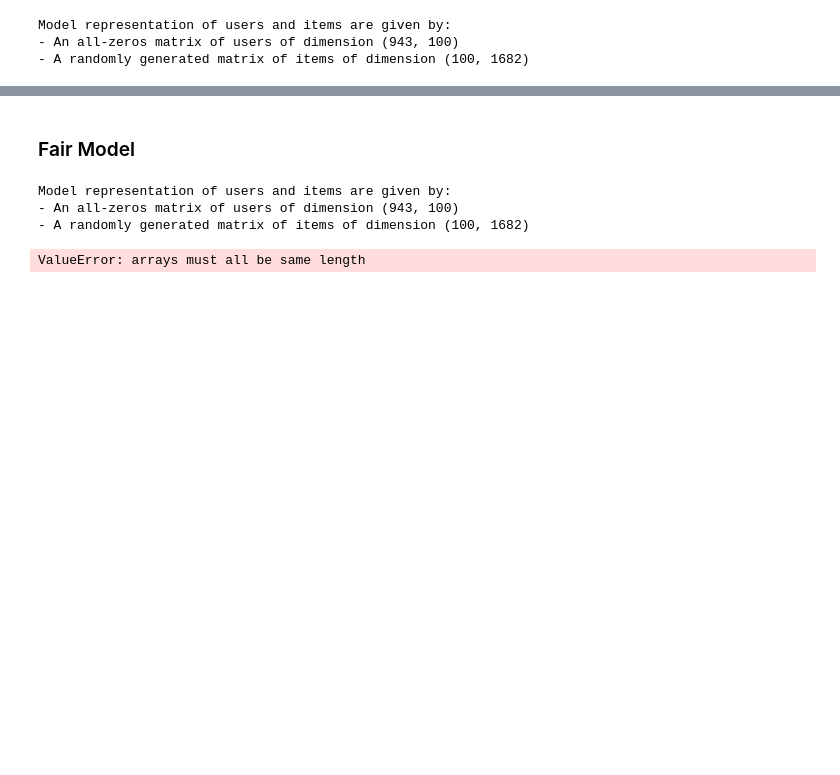
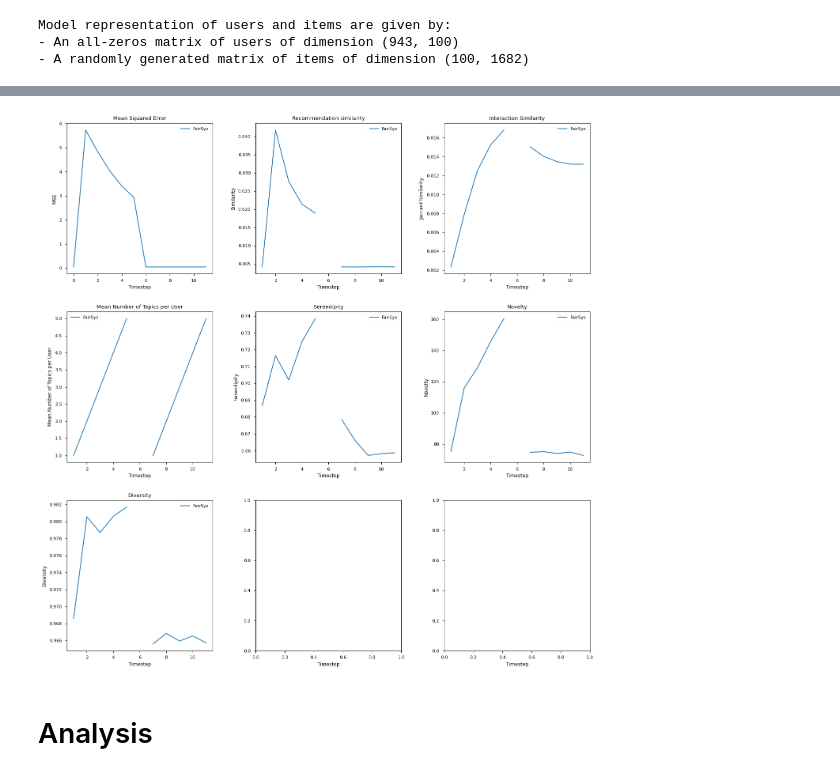
Before and after one commit to jannikjw/fair-recommender-systems, a Jupyter notebook: trecs_exp.ipynb, the cells around one changed output, grey strips where cells are left out. Drawn from its saved outputs; the diff is of its cells as text; code cells hidden in the pictures; blank space fills up the shorter version.

Commit message:
- added experiments infrastructure (not fully tested) - corrected plotting function

```diff
--- a/trecs_exp.ipynb
+++ b/trecs_exp.ipynb
@@ -61,2 +31,8 @@ print(user_representation.shape, item_representation.shape)
+# %%
+# Get user and item representations using NMF
+user_representation, item_representation = create_embeddings(binary_ratings_matrix, n_attrs=n_attrs, max_iter=max_iter)
+# %%
+# Define topic clusters using NMF
+item_topics = get_topic_clusters(binary_ratings_matrix, n_clusters=n_clusters, n_attrs=n_attrs, max_iter=max_iter)
 # %%
 users = Users(actual_user_profiles=user_representation, repeat_interactions=False, attention_exp=1.5)
@@ -160,19 +130,19 @@ def load_or_create_measurements_df(model, path):
 # %%
-# Baseline Model
-myopic = BubbleBurster(
+# Fair Model
+fairsys = BubbleBurster(
     item_topics=item_topics,
     actual_item_representation=item_representation,
+    num_attributes=n_attrs,
     actual_user_representation=users,
-    num_attributes=n_attrs,
     record_base_state=True,
+    score_fn=cosine_sim,
 )
 
-# Add metrics
-myopic.add_metrics(*measurements_list)
+fairsys.add_metrics(*measurements_list)
 
 print("Model representation of users and items are given by:")
-print(f"- An all-zeros matrix of users of dimension {myopic.predicted_user_profiles.shape}")
-print(f"- A randomly generated matrix of items of dimension {myopic.predicted_item_attributes.shape}")
+print(f"- An all-zeros matrix of users of dimension {fairsys.predicted_user_profiles.shape}")
+print(f"- A randomly generated matrix of items of dimension {fairsys.predicted_item_attributes.shape}")
 # %% [output]
 Model representation of users and items are given by:
 - An all-zeros matrix of users of dimension (943, 100)
@@ -223,2 +149,0 @@ del myopic_prob
-# %% [markdown]
-### Fair Model
@@ -245,29 +150,13 @@ def cosine_similarity_reranking(predicted_user_profiles, predicted_item_attribut
-# %%
-# Fair Model
-fairsys = BubbleBurster(
-    item_topics=item_topics,
-    actual_item_representation=item_representation,
-    num_attributes=n_attrs,
-    actual_user_representation=users,
-    record_base_state=True,
-    score_fn=cosine_similarity_reranking,
-)
-
-fairsys.add_metrics(*measurements_list)
-
-print("Model representation of users and items are given by:")
-print(f"- An all-zeros matrix of users of dimension {fairsys.predicted_user_profiles.shape}")
-print(f"- A randomly generated matrix of items of dimension {fairsys.predicted_item_attributes.shape}")
-# %% [output]
-Model representation of users and items are given by:
-- An all-zeros matrix of users of dimension (943, 100)
-- A randomly generated matrix of items of dimension (100, 1682)
 # %%
 # Fair Model
 fairsys.startup_and_train(timesteps=timesteps)
 # %%
+import src
+reload(src.utils)
+from src.utils import *
 path = f'artefacts/fairsys_measurements_{timesteps}timesteps_{max_iter}maxiter_{nmf_solver}solver_{n_attrs}nAttrs_{n_clusters}nClusters.csv'
-fairsys_measurements_df = load_or_create_measurements_df(fairsys, path)
-plot_measurements(fairsys_measurements_df)
+fairsys_measurements_df = load_or_create_measurements_df(fairsys, 'cos_sim', path)
+fairsys_measurements_df['model'] = 'FairSys'
+plot_measurements([fairsys_measurements_df])
 # %% [output]
-ValueError: arrays must all be same length
+[figure, added]
@@ -316,0 +163,2 @@ print(plt.style.available)
+# %% [markdown]
+# Analysis
```
Also changed, not shown: parts of 44 cells of this notebook, 5 other files.
